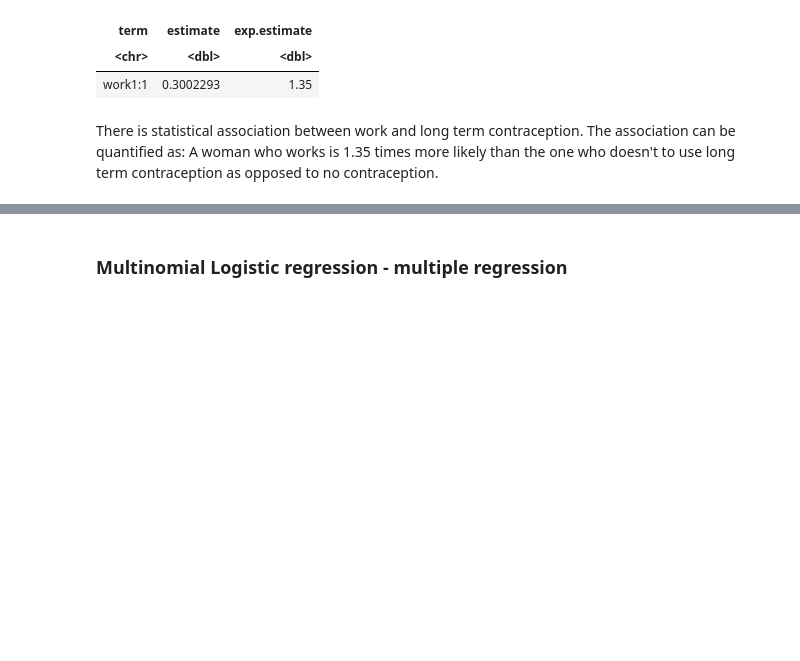
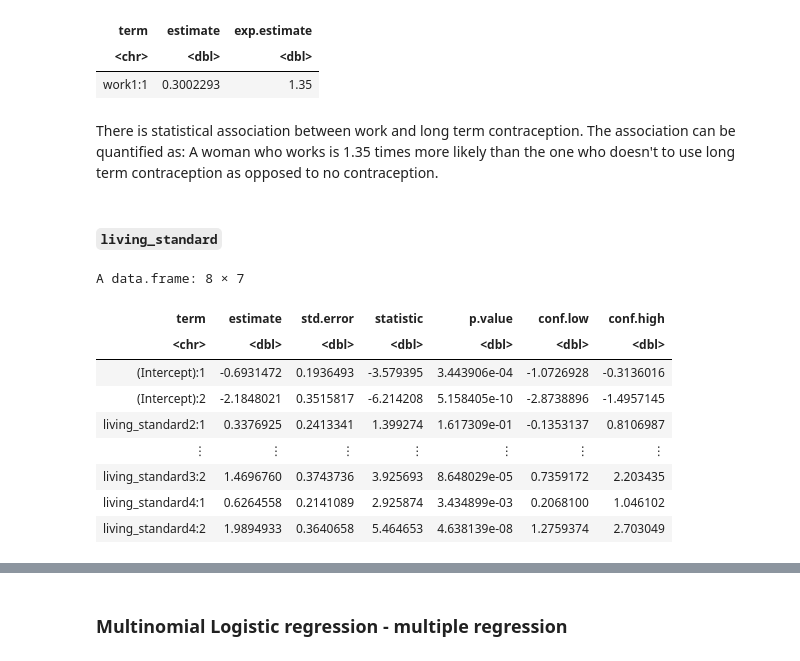
Before and after one commit to qurat-azim/contraceptive_methods_analysis, a Jupyter notebook: src/multinomial_inference.ipynb, the cells around one changed output, grey strips where cells are left out. Cells and saved outputs as stored; diff of their text form; code cells hidden in the pictures; blank space fills up the shorter version.

```diff
--- a/src/multinomial_inference.ipynb
+++ b/src/multinomial_inference.ipynb
@@ -276,3 +276,25 @@ A tibble: 1 × 3
 | work1:1 | 0.3002293 | 1.35 |
 # %% [markdown]
 There is statistical association between work and long term contraception. The association can be quantified as: A woman who works is 1.35 times more likely than the one who doesn't to use long term contraception as opposed to no contraception.
+# %% [markdown]
+#### `living_standard`
+# %%
+multinomial_model6 <- vglm(contraceptive_method ~ living_standard,
+                           family = multinomial,
+                           data = df)
+# %%
+summary_multinomial_model6 <- tidy.vglm(multinomial_model6,
+  conf.int = TRUE, conf.level = 0.95
+)
+summary_multinomial_model6
+# %% [output]
+A data.frame: 8 × 7
+| term | estimate | std.error | statistic | p.value | conf.low | conf.high |
+| <chr> | <dbl> | <dbl> | <dbl> | <dbl> | <dbl> | <dbl> |
+| (Intercept):1 | -0.6931472 | 0.1936493 | -3.579395 | 3.443906e-04 | -1.0726928 | -0.3136016 |
+| (Intercept):2 | -2.1848021 | 0.3515817 | -6.214208 | 5.158405e-10 | -2.8738896 | -1.4957145 |
+| living_standard2:1 | 0.3376925 | 0.2413341 | 1.399274 | 1.617309e-01 | -0.1353137 | 0.8106987 |
+| ⋮ | ⋮ | ⋮ | ⋮ | ⋮ | ⋮ | ⋮ |
+| living_standard3:2 | 1.4696760 | 0.3743736 | 3.925693 | 8.648029e-05 | 0.7359172 | 2.203435 |
+| living_standard4:1 | 0.6264558 | 0.2141089 | 2.925874 | 3.434899e-03 | 0.2068100 | 1.046102 |
+| living_standard4:2 | 1.9894933 | 0.3640658 | 5.464653 | 4.638139e-08 | 1.2759374 | 2.703049 |
```
Also changed, not shown: parts of 1 cell of this notebook, 15 other files.
